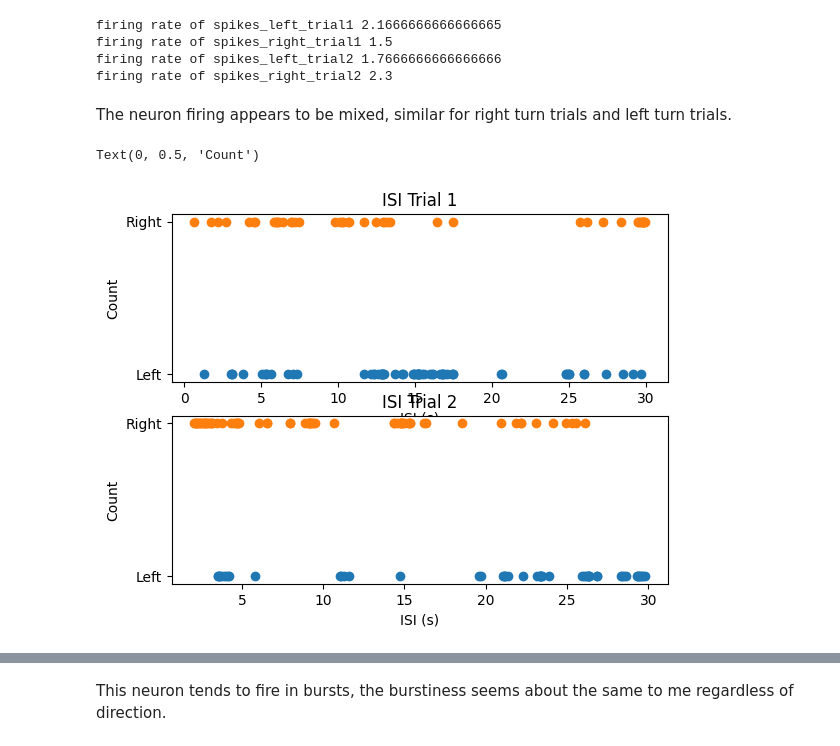
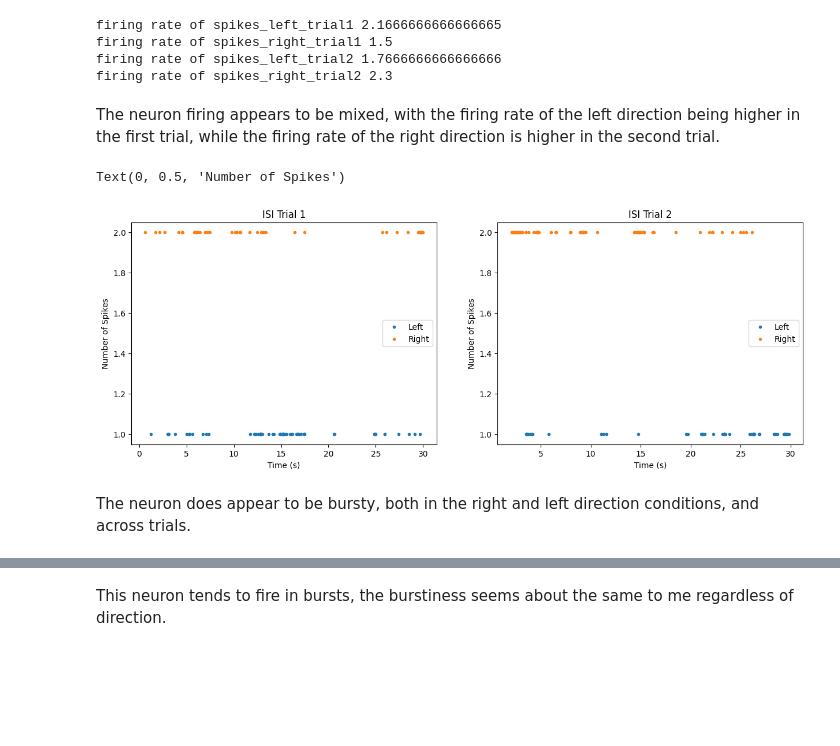
Before and after one commit to sashamontgomery/Neur-265, a Jupyter notebook: coding_homework_5.ipynb, the cells around one changed output, grey strips where cells are left out. Drawn from its saved outputs; the diff is of its cells as text; code cells hidden in the pictures; blank space fills up the shorter version.

```diff
--- a/coding_homework_5.ipynb
+++ b/coding_homework_5.ipynb
@@ -47,25 +47,26 @@ firing rate of spikes_left_trial1 2.1666666666666665
 firing rate of spikes_right_trial1 1.5
 firing rate of spikes_left_trial2 1.7666666666666666
 firing rate of spikes_right_trial2 2.3
+# %% [markdown]
+The neuron firing appears to be mixed, with the firing rate of the left direction being higher in the first trial, while the firing rate of the right direction is higher in the second trial.
+# %%
+#making subplots and spike train data
+fig, ax = plt.subplots(1,2,figsize=(15,5))
+ax[0].plot(spikes_left_trial1,  np.ones_like(spikes_left_trial1),'.', label = 'Left')
+ax[0].plot(spikes_right_trial1, 2 * np.ones_like(spikes_right_trial1), '.', label = 'Right')
+ax[0].legend()
+ax[0].set_title("ISI Trial 1")
+ax[0].set_xlabel("Time (s)")
+ax[0].set_ylabel("Number of Spikes")
+
+ax[1].plot(spikes_left_trial2,  np.ones_like(spikes_left_trial2), '.', label = 'Left')
+ax[1].plot(spikes_right_trial2, 2 * np.ones_like(spikes_right_trial2), '.', label = 'Right')
+ax[1].legend()
+ax[1].set_title("ISI Trial 2")
+ax[1].set_xlabel("Time (s)")
+ax[1].set_ylabel("Number of Spikes")
+# %% [output]
+Text(0, 0.5, 'Number of Spikes')
+[figure, added]
 # %% [markdown]
-The neuron firing appears to be mixed, similar for right turn trials and left turn trials.
+The neuron does appear to be bursty, both in the right and left direction conditions, and across trials.
-# %%
-#making subplots and spike train data
-plt.subplot(2,1,1)
-plt.scatter(spikes_left_trial1, [1]*len(spikes_left_trial1), label="Left")
-plt.scatter(spikes_right_trial1, [2]*len(spikes_right_trial1), label="Right")
-plt.yticks([1,2], ["Left", "Right"])
-plt.title("ISI Trial 1")
-plt.xlabel("ISI (s)")
-plt.ylabel("Count")
-
-plt.subplot(2,1,2)
-plt.scatter(spikes_left_trial2, [1]*len(spikes_left_trial2), label="Left")
-plt.scatter(spikes_right_trial2, [2]*len(spikes_right_trial2), label="Right")
-plt.yticks([1,2], ["Left", "Right"])
-plt.title("ISI Trial 2")
-plt.xlabel("ISI (s)")
-plt.ylabel("Count")
-# %% [output]
-Text(0, 0.5, 'Count')
-[figure, removed]
```
Also changed, not shown: parts of 6 cells of this notebook.
